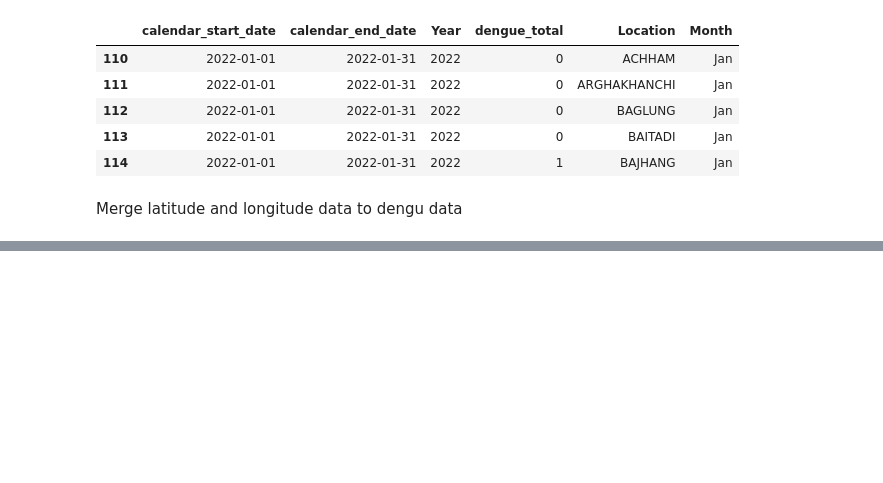
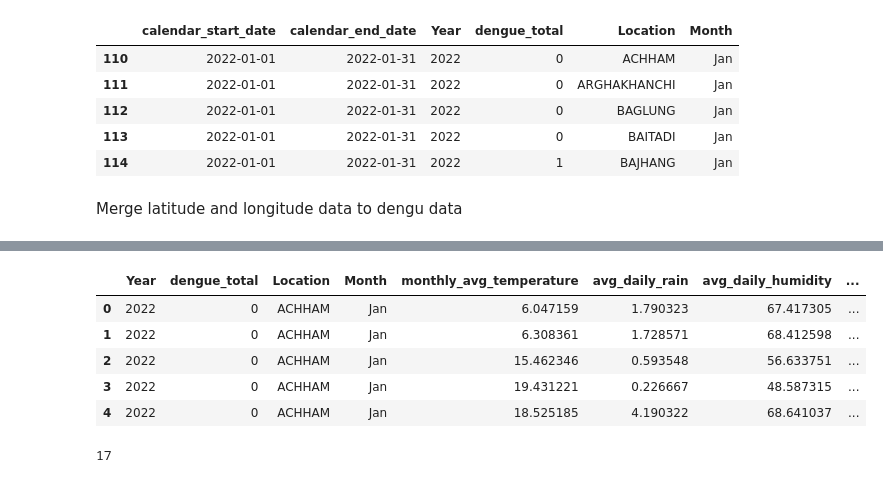
Before and after one commit to piyushshrestha55/ML_GROUP_ASSIGNMENT, a Jupyter notebook: modules/clean.ipynb, the cells around one changed output, grey strips where cells are left out. Cells and saved outputs as stored; diff of their text form; code cells hidden in the pictures; blank space fills up the shorter version.

```diff
--- a/modules/clean.ipynb
+++ b/modules/clean.ipynb
@@ -246,0 +383,2 @@ merged_df.to_csv("../datasets/merged_data.csv", index=False)
+# %%
+final_df.drop(columns=["calendar_start_date", "calendar_end_date", "longitude", "latitude", "LONGITUDE", "LATITUDE", "start_date", "end_date"], inplace=True)
@@ -246,0 +389,9 @@ merged_df.to_csv("../datasets/merged_data.csv", index=False)
+# %%
+final_df.head()
+# %% [output]
+|  | Year | dengue_total | Location | Month | monthly_avg_temperature | avg_daily_rain | avg_daily_humidity | ... |
+| 0 | 2022 | 0 | ACHHAM | Jan | 6.047159 | 1.790323 | 67.417305 | ... |
+| 1 | 2022 | 0 | ACHHAM | Jan | 6.308361 | 1.728571 | 68.412598 | ... |
+| 2 | 2022 | 0 | ACHHAM | Jan | 15.462346 | 0.593548 | 56.633751 | ... |
+| 3 | 2022 | 0 | ACHHAM | Jan | 19.431221 | 0.226667 | 48.587315 | ... |
+| 4 | 2022 | 0 | ACHHAM | Jan | 18.525185 | 4.190322 | 68.641037 | ... |
@@ -246,0 +487,4 @@ merged_df.to_csv("../datasets/merged_data.csv", index=False)
+# %%
+len(final_df.columns)
+# %% [output]
+17
```
Also changed, not shown: parts of 12 cells of this notebook, 3 other files.
